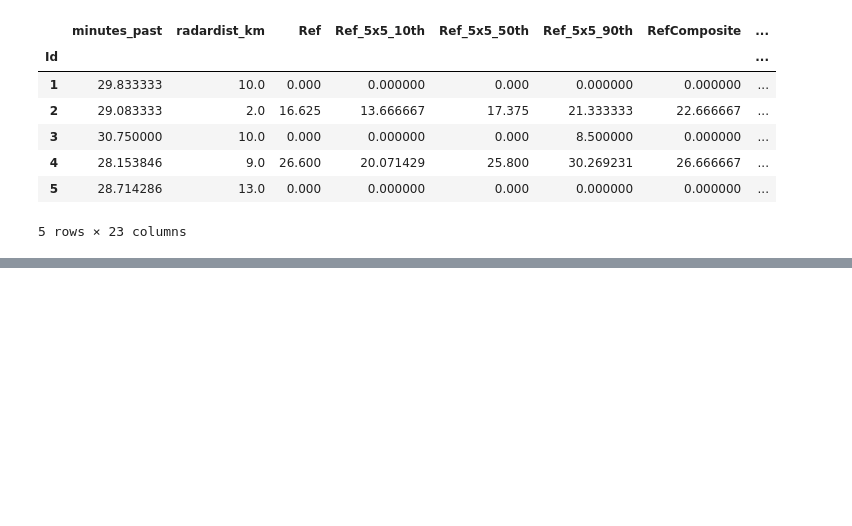
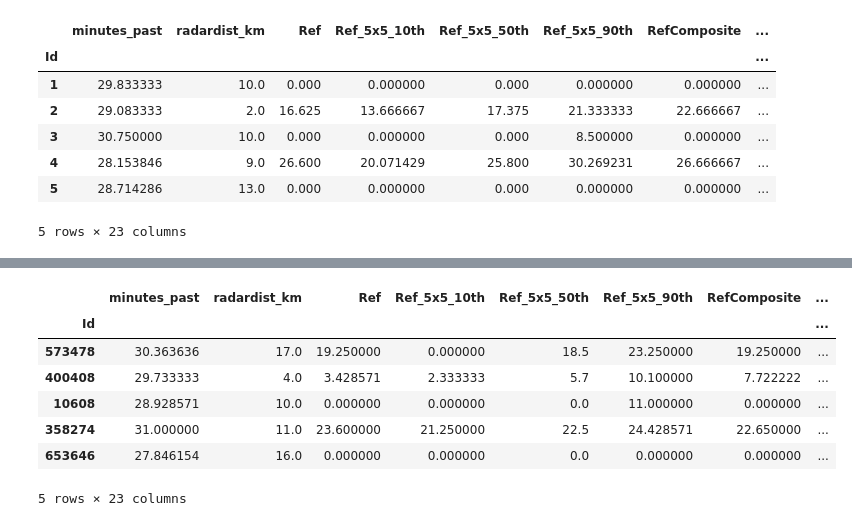
Before and after one commit to MiGuElEsTeBaNUD/How-Much-Did-It-Rain-, a Jupyter notebook: data_transformation.ipynb, the cells around one changed output, grey strips where cells are left out. Saved outputs shown, nothing was run; the diff lists cells and outputs as text; code cells hidden in the pictures; blank space fills up the shorter version.

```diff
--- a/data_transformation.ipynb
+++ b/data_transformation.ipynb
@@ -140,0 +227,14 @@ cleaned_df.to_csv('assets/cleaned_train.csv')
+# %%
+#toma una muestra aleatoria de 10,000 filas de cleaned_df, muestra las dimensiones de esta muestra y luego muestra las primeras cinco filas de la muestra
+df_sample = cleaned_df.sample(10000)
+df_sample.shape
+df_sample.head()
+# %% [output]
+|  | minutes_past | radardist_km | Ref | Ref_5x5_10th | Ref_5x5_50th | Ref_5x5_90th | RefComposite | ... |
+| Id |  |  |  |  |  |  |  | ... |
+| 573478 | 30.363636 | 17.0 | 19.250000 | 0.000000 | 18.5 | 23.250000 | 19.250000 | ... |
+| 400408 | 29.733333 | 4.0 | 3.428571 | 2.333333 | 5.7 | 10.100000 | 7.722222 | ... |
+| 10608 | 28.928571 | 10.0 | 0.000000 | 0.000000 | 0.0 | 11.000000 | 0.000000 | ... |
+| 358274 | 31.000000 | 11.0 | 23.600000 | 21.250000 | 22.5 | 24.428571 | 22.650000 | ... |
+| 653646 | 27.846154 | 16.0 | 0.000000 | 0.000000 | 0.0 | 0.000000 | 0.000000 | ... |
+5 rows × 23 columns
```
Also changed, not shown: parts of 6 cells of this notebook.
